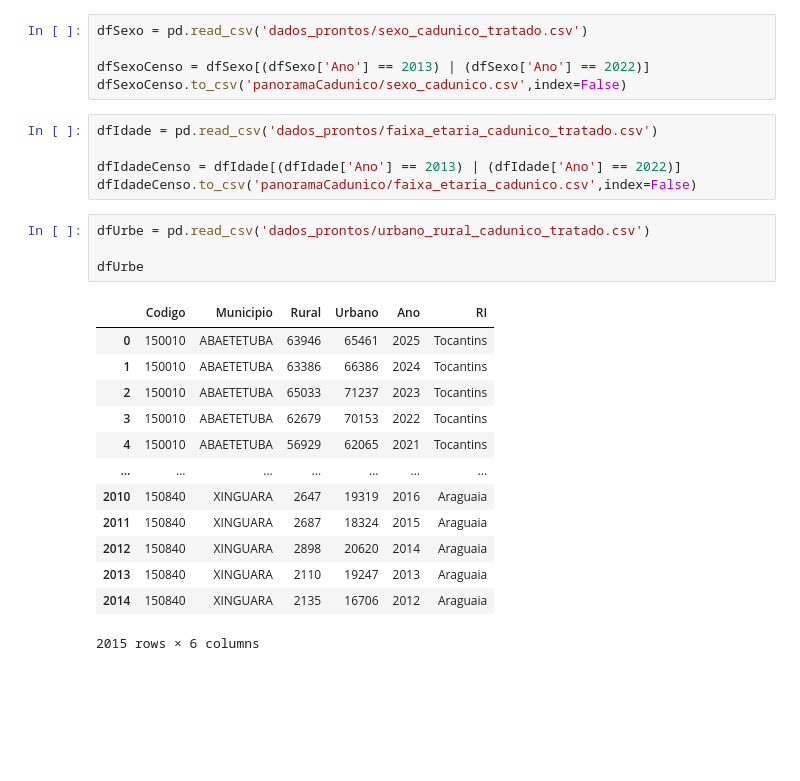
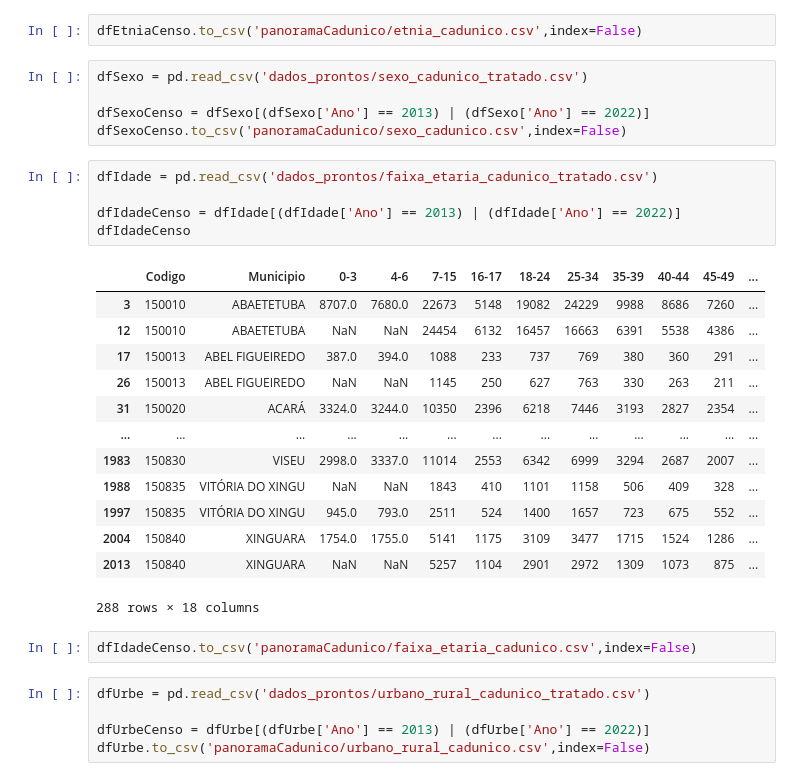
Before and after one commit to FabricioNascimentop/Artigo, a Jupyter notebook: cadunico/app.ipynb, the cells around one changed output. Drawn from its saved outputs; the diff is of its cells as text; blank space fills up the shorter version.

```diff
--- a/cadunico/app.ipynb
+++ b/cadunico/app.ipynb
@@ -8,3 +23,5 @@ dfEtniaCenso.to_csv('panoramaCadunico/etnia_cadunico.csv',index=False)
+# %%
+dfEtniaCenso.to_csv('panoramaCadunico/etnia_cadunico.csv',index=False)
 # %%
 dfSexo = pd.read_csv('dados_prontos/sexo_cadunico_tratado.csv')
 
@@ -13,23 +30,26 @@ dfSexoCenso.to_csv('panoramaCadunico/sexo_cadunico.csv',index=False)
 # %%
 dfIdade = pd.read_csv('dados_prontos/faixa_etaria_cadunico_tratado.csv')
 
 dfIdadeCenso = dfIdade[(dfIdade['Ano'] == 2013) | (dfIdade['Ano'] == 2022)]
-dfIdadeCenso.to_csv('panoramaCadunico/faixa_etaria_cadunico.csv',index=False)
+dfIdadeCenso
+# %% [output]
+|  | Codigo | Municipio | 0-3 | 4-6 | 7-15 | 16-17 | 18-24 | 25-34 | 35-39 | 40-44 | 45-49 | ... |
+| 3 | 150010 | ABAETETUBA | 8707.0 | 7680.0 | 22673 | 5148 | 19082 | 24229 | 9988 | 8686 | 7260 | ... |
+| 12 | 150010 | ABAETETUBA | NaN | NaN | 24454 | 6132 | 16457 | 16663 | 6391 | 5538 | 4386 | ... |
+| 17 | 150013 | ABEL FIGUEIREDO | 387.0 | 394.0 | 1088 | 233 | 737 | 769 | 380 | 360 | 291 | ... |
+| 26 | 150013 | ABEL FIGUEIREDO | NaN | NaN | 1145 | 250 | 627 | 763 | 330 | 263 | 211 | ... |
+| 31 | 150020 | ACARÁ | 3324.0 | 3244.0 | 10350 | 2396 | 6218 | 7446 | 3193 | 2827 | 2354 | ... |
+| ... | ... | ... | ... | ... | ... | ... | ... | ... | ... | ... | ... | ... |
+| 1983 | 150830 | VISEU | 2998.0 | 3337.0 | 11014 | 2553 | 6342 | 6999 | 3294 | 2687 | 2007 | ... |
+| 1988 | 150835 | VITÓRIA DO XINGU | NaN | NaN | 1843 | 410 | 1101 | 1158 | 506 | 409 | 328 | ... |
+| 1997 | 150835 | VITÓRIA DO XINGU | 945.0 | 793.0 | 2511 | 524 | 1400 | 1657 | 723 | 675 | 552 | ... |
+| 2004 | 150840 | XINGUARA | 1754.0 | 1755.0 | 5141 | 1175 | 3109 | 3477 | 1715 | 1524 | 1286 | ... |
+| 2013 | 150840 | XINGUARA | NaN | NaN | 5257 | 1104 | 2901 | 2972 | 1309 | 1073 | 875 | ... |
+288 rows × 18 columns
+# %%
+dfIdadeCenso.to_csv('panoramaCadunico/faixa_etaria_cadunico.csv',index=False)
 # %%
 dfUrbe = pd.read_csv('dados_prontos/urbano_rural_cadunico_tratado.csv')
 
-dfUrbe
+dfUrbeCenso = dfUrbe[(dfUrbe['Ano'] == 2013) | (dfUrbe['Ano'] == 2022)]
+dfUrbe.to_csv('panoramaCadunico/urbano_rural_cadunico.csv',index=False)
-# %% [output]
-|  | Codigo | Municipio | Rural | Urbano | Ano | RI |
-| 0 | 150010 | ABAETETUBA | 63946 | 65461 | 2025 | Tocantins |
-| 1 | 150010 | ABAETETUBA | 63386 | 66386 | 2024 | Tocantins |
-| 2 | 150010 | ABAETETUBA | 65033 | 71237 | 2023 | Tocantins |
-| 3 | 150010 | ABAETETUBA | 62679 | 70153 | 2022 | Tocantins |
-| 4 | 150010 | ABAETETUBA | 56929 | 62065 | 2021 | Tocantins |
-| ... | ... | ... | ... | ... | ... | ... |
-| 2010 | 150840 | XINGUARA | 2647 | 19319 | 2016 | Araguaia |
-| 2011 | 150840 | XINGUARA | 2687 | 18324 | 2015 | Araguaia |
-| 2012 | 150840 | XINGUARA | 2898 | 20620 | 2014 | Araguaia |
-| 2013 | 150840 | XINGUARA | 2110 | 19247 | 2013 | Araguaia |
-| 2014 | 150840 | XINGUARA | 2135 | 16706 | 2012 | Araguaia |
-2015 rows × 6 columns
```
Also changed, not shown: parts of 1 cell of this notebook, 21 other files.
